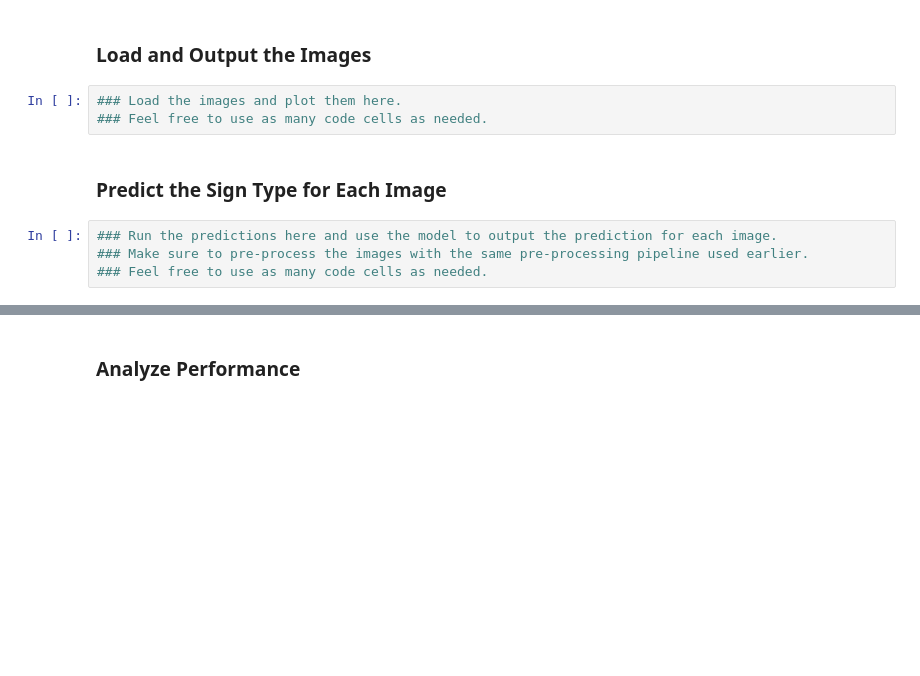
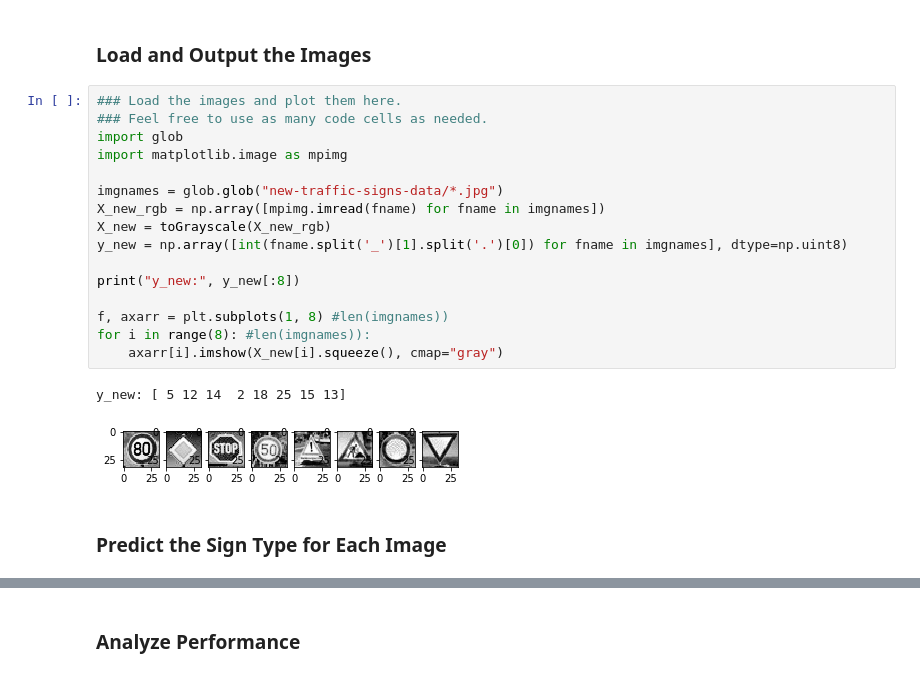
Before and after one commit to hkube/CarND-Traffic-Sign-Classifier-Project, a Jupyter notebook: Traffic_Sign_Classifier.ipynb, the cells around one changed output, grey strips where cells are left out. Drawn from its saved outputs; the diff is of its cells as text; blank space fills up the shorter version.

```diff
--- a/Traffic_Sign_Classifier.ipynb
+++ b/Traffic_Sign_Classifier.ipynb
@@ -344,12 +403,24 @@ To give yourself more insight into how your model is working, download at least
 You may find `signnames.csv` useful as it contains mappings from the class id (integer) to the actual sign name.
 # %% [markdown]
 ### Load and Output the Images
-# %%
-### Load the images and plot them here.
-### Feel free to use as many code cells as needed.
+# %%
+### Load the images and plot them here.
+### Feel free to use as many code cells as needed.
+import glob
+import matplotlib.image as mpimg
+
+imgnames = glob.glob("new-traffic-signs-data/*.jpg")
+X_new_rgb = np.array([mpimg.imread(fname) for fname in imgnames])
+X_new = toGrayscale(X_new_rgb)
+y_new = np.array([int(fname.split('_')[1].split('.')[0]) for fname in imgnames], dtype=np.uint8)
+
+print("y_new:", y_new[:8])
+
+f, axarr = plt.subplots(1, 8) #len(imgnames))
+for i in range(8): #len(imgnames)):
+    axarr[i].imshow(X_new[i].squeeze(), cmap="gray")
+# %% [output]
+y_new: [ 5 12 14  2 18 25 15 13]
+[figure, added]
 # %% [markdown]
 ### Predict the Sign Type for Each Image
-# %%
-### Run the predictions here and use the model to output the prediction for each image.
-### Make sure to pre-process the images with the same pre-processing pipeline used earlier.
-### Feel free to use as many code cells as needed.
```
Also changed, not shown: parts of 11 cells of this notebook, 2 other files.
